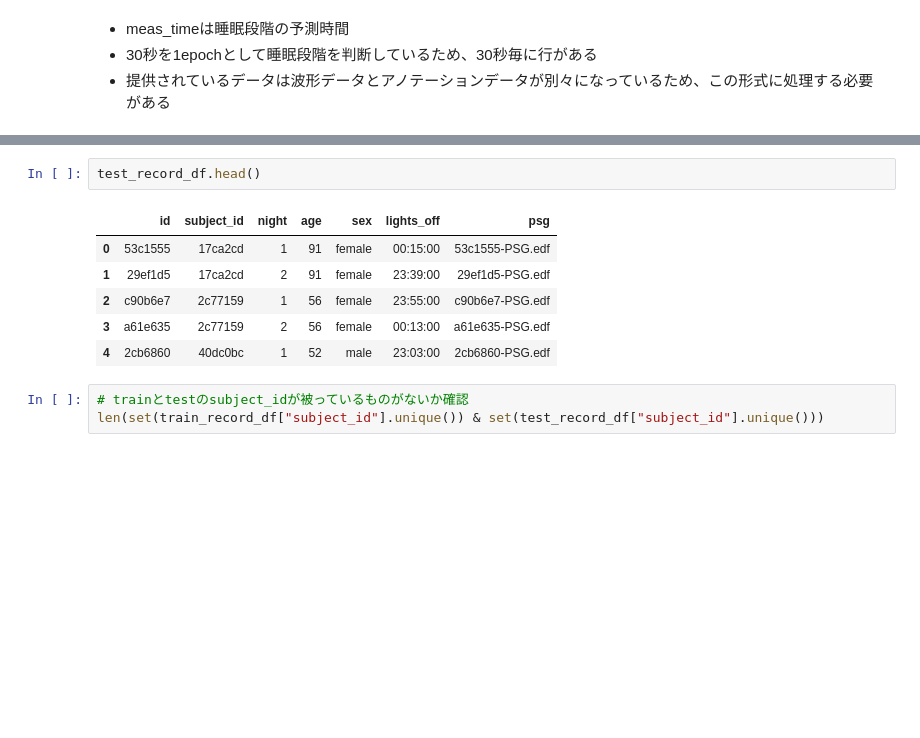
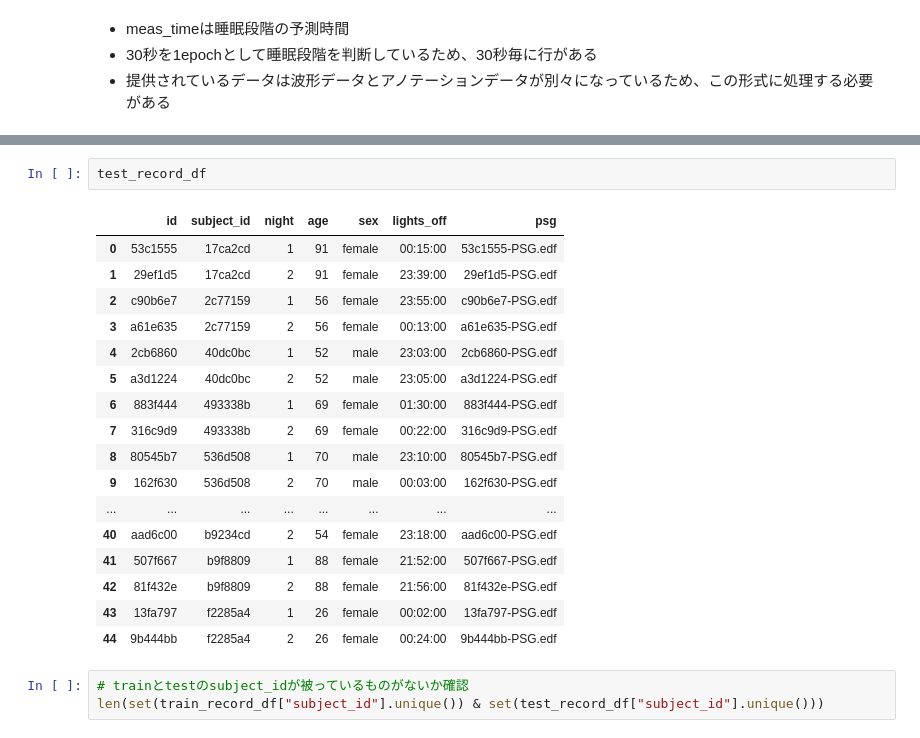
Before and after one commit to masachika-kamada/sleep-stage-detection, a Jupyter notebook: tutorial.ipynb, the cells around one changed output, grey strips where cells are left out. Cells and saved outputs as stored; diff of their text form; blank space fills up the shorter version.

```diff
--- a/tutorial.ipynb
+++ b/tutorial.ipynb
@@ -48,12 +55,23 @@ train_record_df.head()
 # %%
-test_record_df.head()
+test_record_df
 # %% [output]
 |  | id | subject_id | night | age | sex | lights_off | psg |
 | 0 | 53c1555 | 17ca2cd | 1 | 91 | female | 00:15:00 | 53c1555-PSG.edf |
 | 1 | 29ef1d5 | 17ca2cd | 2 | 91 | female | 23:39:00 | 29ef1d5-PSG.edf |
 | 2 | c90b6e7 | 2c77159 | 1 | 56 | female | 23:55:00 | c90b6e7-PSG.edf |
 | 3 | a61e635 | 2c77159 | 2 | 56 | female | 00:13:00 | a61e635-PSG.edf |
 | 4 | 2cb6860 | 40dc0bc | 1 | 52 | male | 23:03:00 | 2cb6860-PSG.edf |
+| 5 | a3d1224 | 40dc0bc | 2 | 52 | male | 23:05:00 | a3d1224-PSG.edf |
+| 6 | 883f444 | 493338b | 1 | 69 | female | 01:30:00 | 883f444-PSG.edf |
+| 7 | 316c9d9 | 493338b | 2 | 69 | female | 00:22:00 | 316c9d9-PSG.edf |
+| 8 | 80545b7 | 536d508 | 1 | 70 | male | 23:10:00 | 80545b7-PSG.edf |
+| 9 | 162f630 | 536d508 | 2 | 70 | male | 00:03:00 | 162f630-PSG.edf |
+| ... | ... | ... | ... | ... | ... | ... | ... |
+| 40 | aad6c00 | b9234cd | 2 | 54 | female | 23:18:00 | aad6c00-PSG.edf |
+| 41 | 507f667 | b9f8809 | 1 | 88 | female | 21:52:00 | 507f667-PSG.edf |
+| 42 | 81f432e | b9f8809 | 2 | 88 | female | 21:56:00 | 81f432e-PSG.edf |
+| 43 | 13fa797 | f2285a4 | 1 | 26 | female | 00:02:00 | 13fa797-PSG.edf |
+| 44 | 9b444bb | f2285a4 | 2 | 26 | female | 00:24:00 | 9b444bb-PSG.edf |
 # %%
 # trainとtestのsubject_idが被っているものがないか確認
 len(set(train_record_df["subject_id"].unique()) & set(test_record_df["subject_id"].unique()))
```
Also changed, not shown: parts of 20 cells of this notebook.
